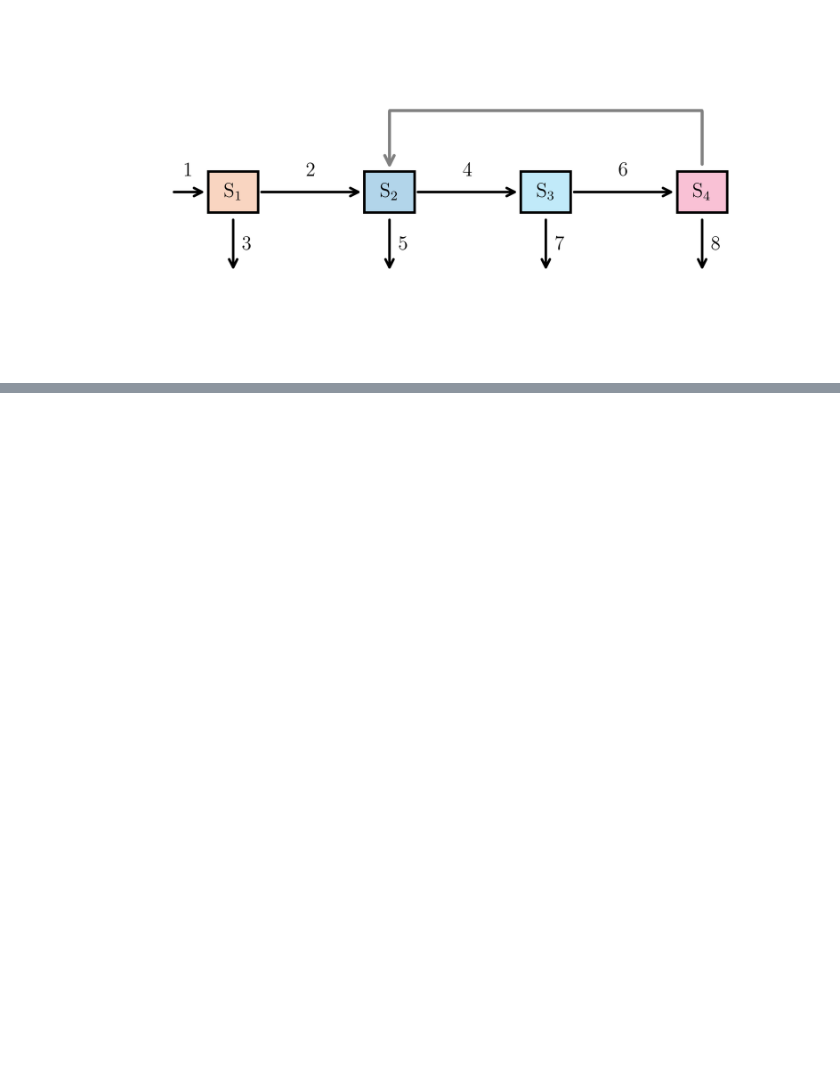
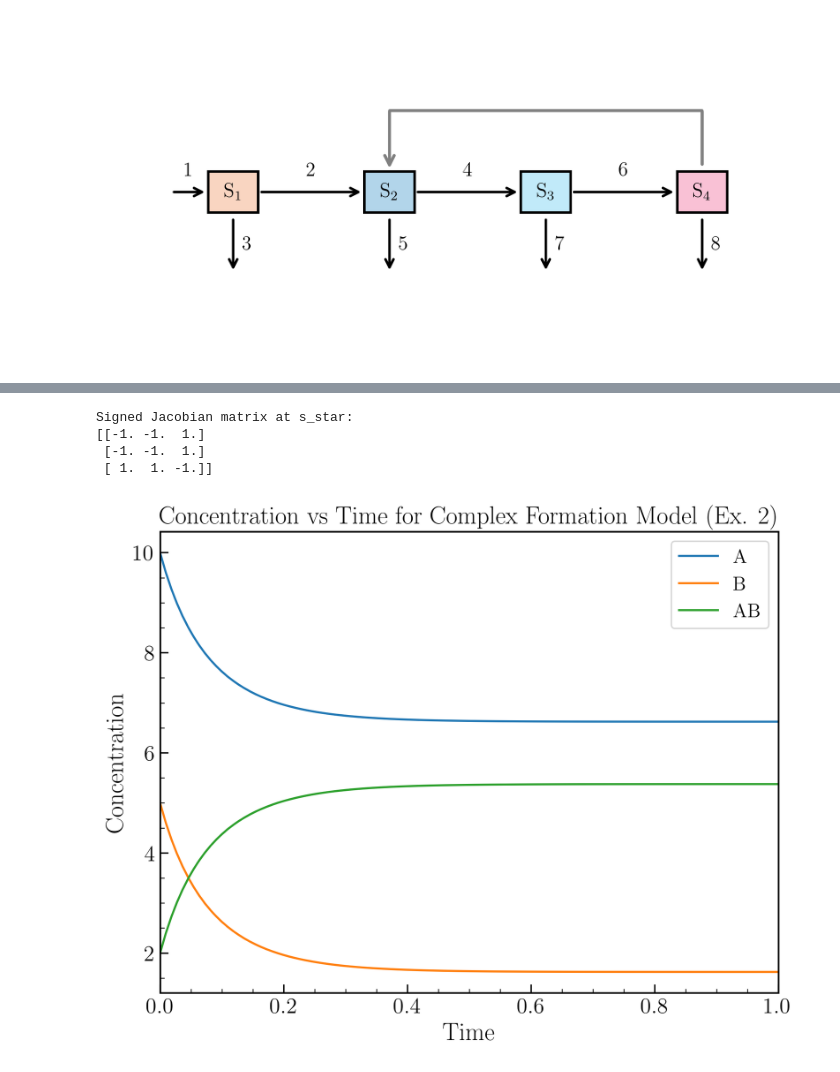
Before and after one commit to vmeomeo/LoopDetect_2025, a Jupyter notebook: Python/notebook/test.ipynb, the cells around one changed output, grey strips where cells are left out. Drawn from its saved outputs; the diff is of its cells as text; code cells hidden in the pictures; blank space fills up the shorter version.

```diff
--- a/Python/notebook/test.ipynb
+++ b/Python/notebook/test.ipynb
@@ -483,0 +478,16 @@ plt.show()
+# %%
+def model_complex_formation(y, params):
+    A, B, AB = y
+    k1, k2 = params
+    dAdt = -k1 * A * B + k2 * AB
+    dBdt = -k1 * A * B + k2 * AB
+    dABdt = k1 * A * B - k2 * AB
+
+    return np.array([dAdt, dBdt, dABdt], dtype=float)
+
+def solve_complex_formation(initial_conditions, time_points, k1, k2):
+    def model(t, x):
+        return model_complex_formation(x, (k1, k2))
+    sol = solve_ivp(model, [time_points[0], time_points[-1]], initial_conditions,
+                    t_eval=time_points, method='RK45', rtol=1e-6)
+    return sol
@@ -483,0 +512,29 @@ plt.show()
+# %%
+# Calculate Jacobian at s_star
+j_matrix = numdifftools.Jacobian(model_complex_formation, method='central')(np.array(s_star[0]), params=[1.0, 2.0])
+signed_jacobian = np.sign(j_matrix)
+print("Signed Jacobian matrix at s_star:")
+print(signed_jacobian)
+# %% [output]
+Signed Jacobian matrix at s_star:
+[[-1. -1.  1.]
+ [-1. -1.  1.]
+ [ 1.  1. -1.]]
+# %%
+time_points = np.linspace(0, 1, 111)
+initial_conditions = [10.0, 5.0, 2.0]  # Initial concentrations of A, B, and AB
+k1 = 1.0  # Rate constant for complex formation
+k2 = 2.0  # Rate constant for complex dissociation
+
+sol = solve_complex_formation(initial_conditions, time_points, k1, k2)
+# %%
+plt.figure(figsize=(8, 6))
+plt.plot(sol.t, sol.y.T)
+plt.xlim(0, 1)
+plt.xlabel('Time')
+plt.ylabel('Concentration')
+plt.title('Concentration vs Time for Complex Formation Model (Ex. 2)')
+plt.legend(['A', 'B', 'AB'])
+plt.show()
+# %% [output]
+[figure, added]
```
Also changed, not shown: parts of 55 cells of this notebook, 4 other files.
